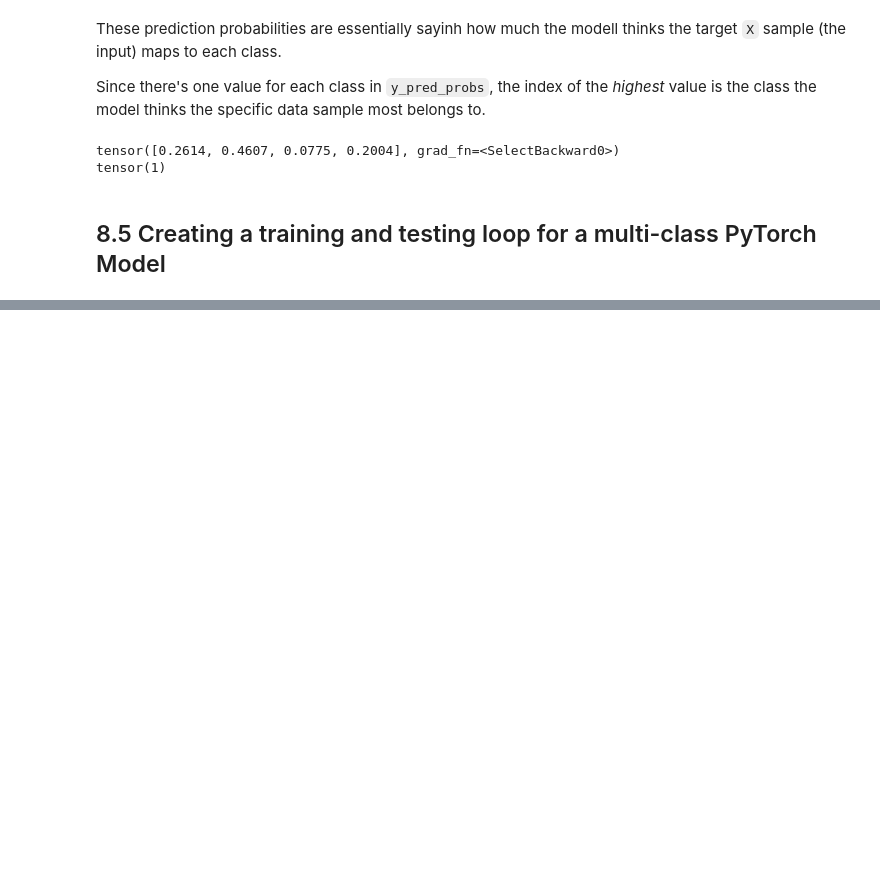
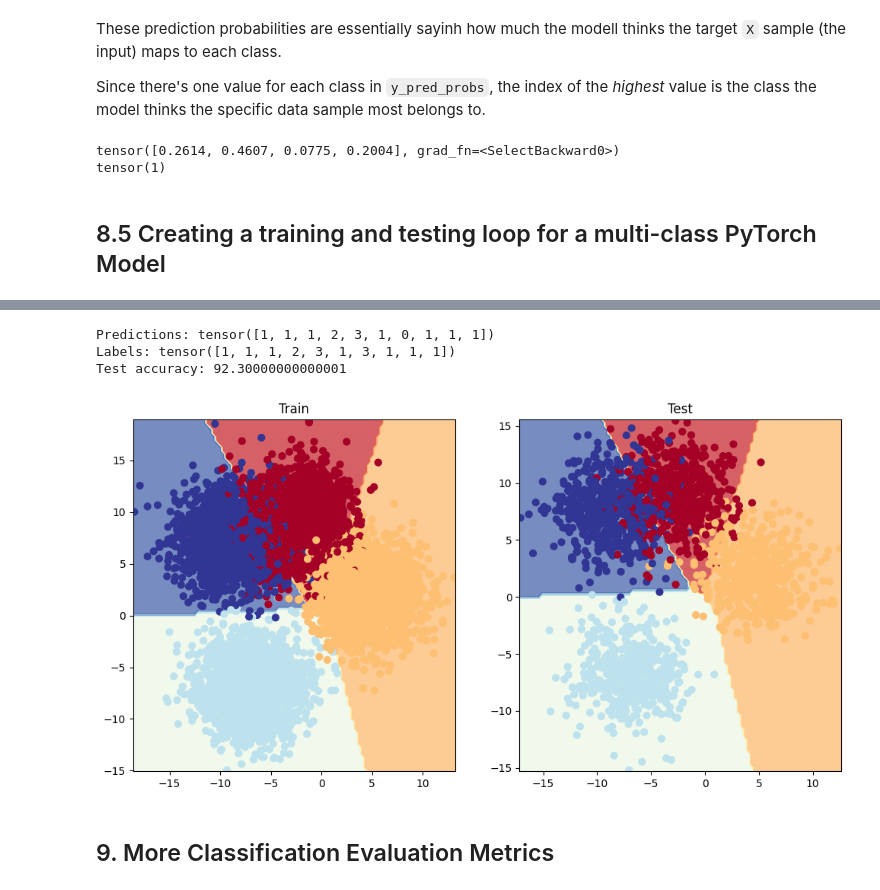
Before and after one commit to SiddheshDaphane/Deep_Learning_With_PyTorch, a Jupyter notebook: 02_PyTorch_Neural_Network_Classification.ipynb, the cells around one changed output, grey strips where cells are left out. Drawn from its saved outputs; the diff is of its cells as text; code cells hidden in the pictures; blank space fills up the shorter version.

Commit message:
PyTorch Neural Network Classification.

```diff
--- a/02_PyTorch_Neural_Network_Classification.ipynb
+++ b/02_PyTorch_Neural_Network_Classification.ipynb
@@ -1291,0 +1373,27 @@ tensor(1)
+# %%
+# Turn predicted logits in prediction probabilities
+y_pred_probs = torch.softmax(y_logits, dim=1)
+
+# Tirn prediction probabilities into prediction labels
+y_preds = y_pred_probs.argmax(dim=1)
+
+# Compare
+print(f"Predictions: {y_preds[:10]}\nLabels: {y_blob_test[:10]}")
+print(f"Test accuracy: {accuracy_fn(y_true=y_blob_test, y_pred = y_preds)}")
+# %% [output]
+Predictions: tensor([1, 1, 1, 2, 3, 1, 0, 1, 1, 1])
+Labels: tensor([1, 1, 1, 2, 3, 1, 3, 1, 1, 1])
+Test accuracy: 92.30000000000001
+# %%
+# Let's visualize
+plt.figure(figsize=(12,6))
+plt.subplot(1,2,1)
+plt.title("Train")
+plot_decision_boundary(model_4, X_blob_train, y_blob_train)
+plt,plt.subplot(1,2,2)
+plt.title("Test")
+plot_decision_boundary(model_4, X_blob_test, y_blob_test)
+# %% [output]
+[figure, added]
+# %% [markdown]
+## 9. More Classification Evaluation Metrics
```
Also changed, not shown: parts of 27 cells of this notebook.
